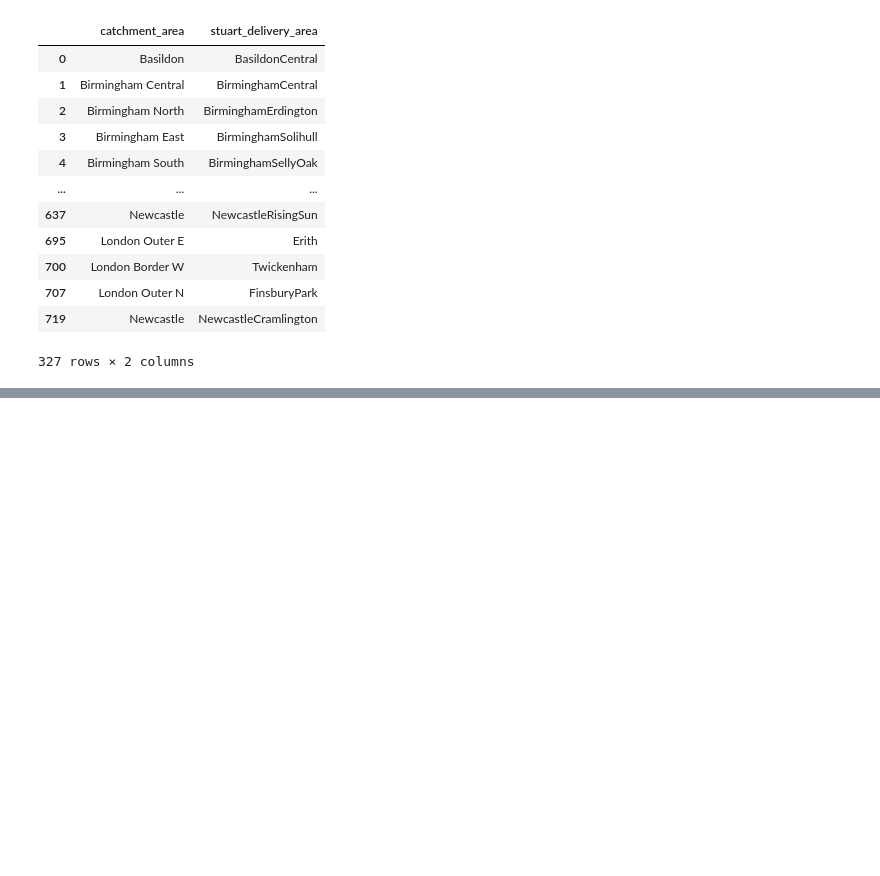
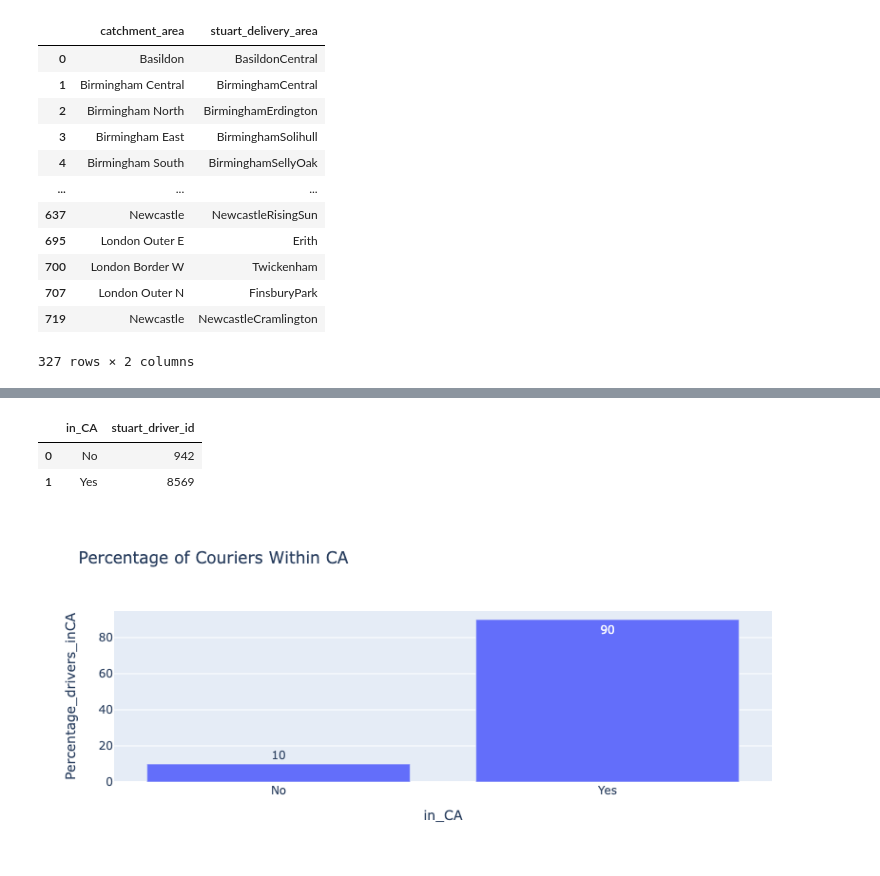
Before and after one commit to IlanaKov/catchment_model_analysis, a Jupyter notebook: Post_Code_mapping.ipynb, the cells around one changed output, grey strips where cells are left out. Saved outputs shown, nothing was run; the diff lists cells and outputs as text; code cells hidden in the pictures; blank space fills up the shorter version.

```diff
--- a/Post_Code_mapping.ipynb
+++ b/Post_Code_mapping.ipynb
@@ -148,0 +126,31 @@ data = get_data_from_warehouse(query)
+# %%
+# CA and pool onboarded drivers worked in
+query = """
+
+
+SELECT d.stuart_driver_id,
+  --     d.applicant_fountain_id,
+       uam.application_fountain_id,
+       uam.postcode_found as driver_postCode,
+       uam.application_pool,
+       a.area_name_uscore,
+   --    a.area_name_cap,
+       a.area_name_clean,
+       a.catchment_area,
+       uam.lat as lat_driver, ---- Just in case
+       uam.long as long_driver---- Just in case
+ --      z.zone_name
+
+FROM o
+
+INNER JOIN ops.uk_application_mapping uam
+    ON uam.application_fountain_id = d.applicant_fountain_id
+
+LEFT JOIN ops.area a
+    ON uam.application_pool = a.area_name_uscore
+
+WHERE d.zone_id = 2
+AND d.is_active = TRUE
+
+"""
+courier_mapping = get_data_from_warehouse(query)
@@ -148,0 +216,3 @@ data = get_data_from_warehouse(query)
+# %%
+courier_mapping['in_CA']= np.where(courier_mapping['catchment_area'].notnull() , 'Yes' , 'No')
+courier_mapping
@@ -148,0 +233,16 @@ data = get_data_from_warehouse(query)
+# %%
+in_CA = courier_mapping.groupby('in_CA').agg({'stuart_driver_id':'count'}).reset_index()
+in_CA
+# %% [output]
+|  | in_CA | stuart_driver_id |
+| 0 | No | 942 |
+| 1 | Yes | 8569 |
+# %%
+# Percentage of drivers who live within CA
+in_CA['Percentage_drivers_inCA'] = (in_CA['stuart_driver_id']/in_CA['stuart_driver_id'].sum()) * 100
+in_CA = in_CA.round(0)
+# %%
+fig1 = px.bar(in_CA, x = 'in_CA' , y = 'Percentage_drivers_inCA', title= 'Percentage of Couriers Within CA', text = 'Percentage_drivers_inCA')
+fig1.show()
+# %% [output]
+[figure, added]
```
Also changed, not shown: parts of 52 cells of this notebook, 1 other file.
